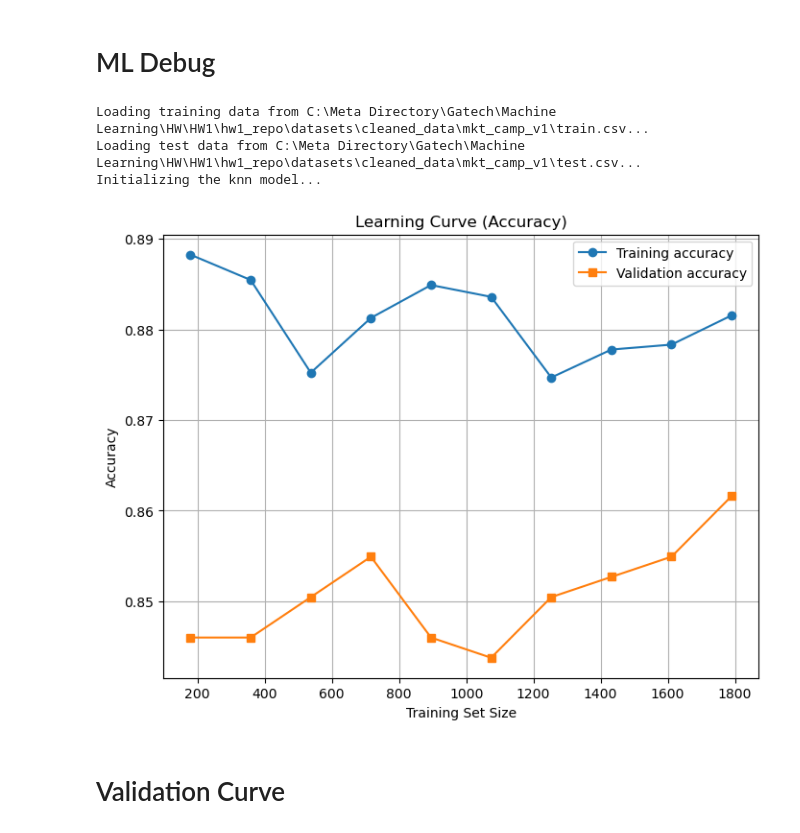
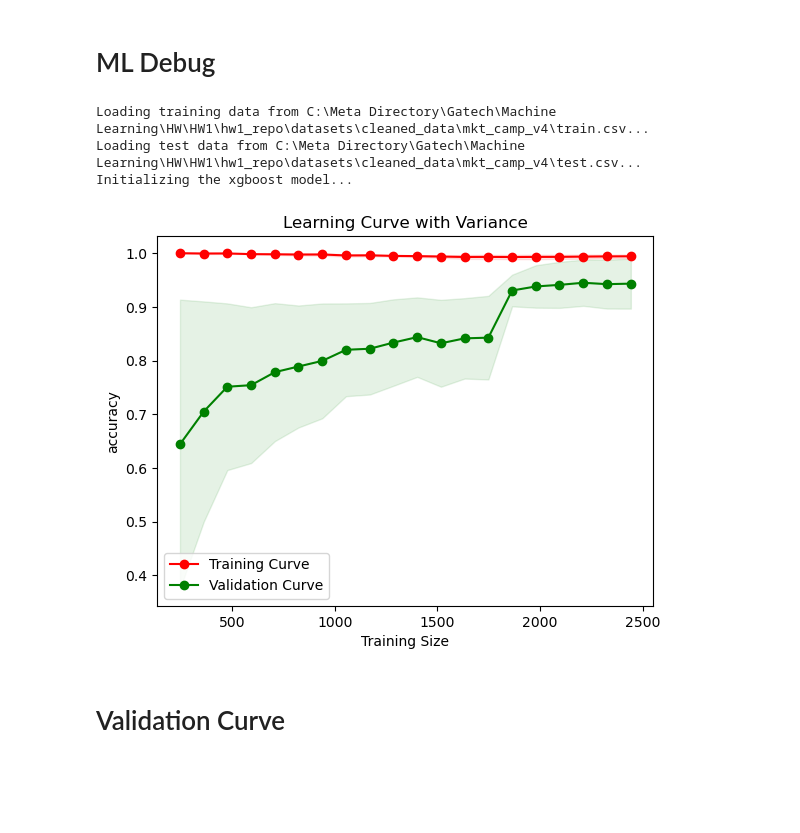
Before and after one commit to JohhnnyKeepWalking985/ML-HW1, a Jupyter notebook: src/mkt_compain_experiment.ipynb, the cells around one changed output. Saved outputs shown, nothing was run; the diff lists cells and outputs as text; code cells hidden in the pictures; blank space fills up the shorter version.

```diff
--- a/src/mkt_compain_experiment.ipynb
+++ b/src/mkt_compain_experiment.ipynb
@@ -73,14 +71,14 @@ XGBOOST Model saved to C:\Meta Directory\Gatech\Machine Learning\HW\HW1\hw1_repo
 # %%
 project_root = Path.cwd().parent
 sys.path.append(str(project_root))
 
-config_path = project_root / "configs" / "knn.yaml"
+config_path = project_root / "configs" / "xgboost.yaml"
 train_model(config_path, debug=True)
 # %% [output]
-Loading training data from C:\Meta Directory\Gatech\Machine Learning\HW\HW1\hw1_repo\datasets\cleaned_data\mkt_camp_v1\train.csv...
-Loading test data from C:\Meta Directory\Gatech\Machine Learning\HW\HW1\hw1_repo\datasets\cleaned_data\mkt_camp_v1\test.csv...
-Initializing the knn model...
+Loading training data from C:\Meta Directory\Gatech\Machine Learning\HW\HW1\hw1_repo\datasets\cleaned_data\mkt_camp_v4\train.csv...
+Loading test data from C:\Meta Directory\Gatech\Machine Learning\HW\HW1\hw1_repo\datasets\cleaned_data\mkt_camp_v4\test.csv...
+Initializing the xgboost model...
-[figure, old version]
+[figure, new version]
 # %% [markdown]
 # Validation Curve
 # %%
```
Also changed, not shown: parts of 3 cells of this notebook, 8 other files.
